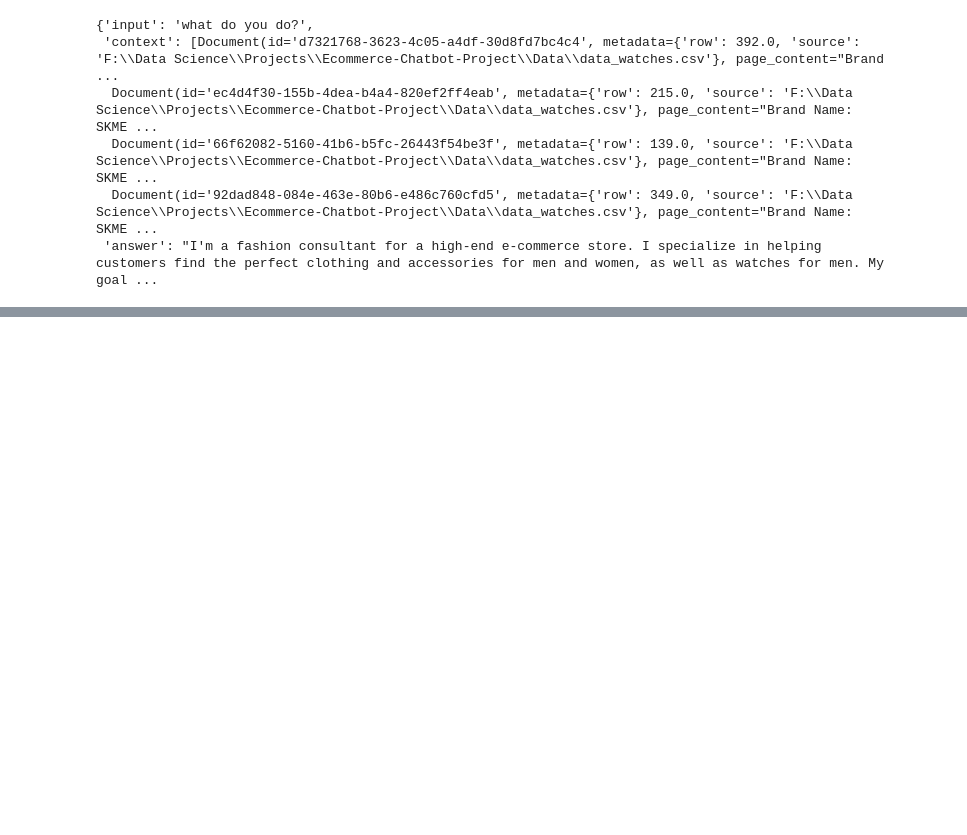
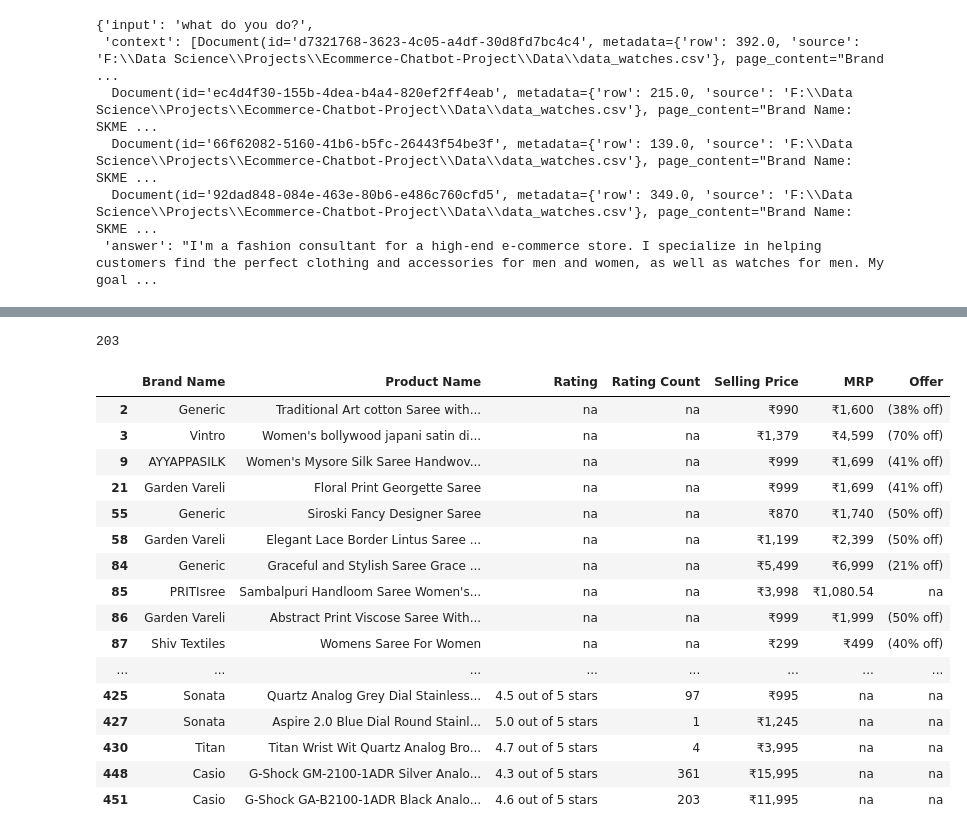
Before and after one commit to Dhanush-Raj1/Ecommerce-Chatbot-Project, a Jupyter notebook: Rough/rough.ipynb, the cells around one changed output, grey strips where cells are left out. Drawn from its saved outputs; the diff is of its cells as text; code cells hidden in the pictures; blank space fills up the shorter version.

```diff
--- a/Rough/rough.ipynb
+++ b/Rough/rough.ipynb
@@ -600,0 +693,9 @@ retrieval_chain.invoke({"input": "what do you do?"})
+# %%
+import pandas as pd
+import glob
+
+# Load all CSV files and combine them into a single DataFrame
+file_paths = glob.glob("../Data/*.csv")
+combined_df = pd.concat([pd.read_csv(file) for file in file_paths], ignore_index=True)
+
+print(combined_df.head())  # Prints first few rows
@@ -600,0 +720,7 @@ retrieval_chain.invoke({"input": "what do you do?"})
+# %%
+dfs = []
+for file in file_paths:
+    df = pd.read_csv(file)
+    dfs.append(df)
+# %%
+df_all = pd.concat(dfs)
@@ -600,0 +742,26 @@ retrieval_chain.invoke({"input": "what do you do?"})
+# %%
+df_filtered1 = df_all[df_all.applymap(lambda x: str(x).strip().lower() == "na").any(axis=1)]
+# %%
+len(df_filtered1)
+# %% [output]
+203
+# %%
+df_filtered1.head(203)
+# %% [output]
+|  | Brand Name | Product Name | Rating | Rating Count | Selling Price | MRP | Offer |
+| 2 | Generic | Traditional Art cotton Saree with... | na | na | ₹990 | ₹1,600 | (38% off) |
+| 3 | Vintro | Women's bollywood japani satin di... | na | na | ₹1,379 | ₹4,599 | (70% off) |
+| 9 | AYYAPPASILK | Women's Mysore Silk Saree Handwov... | na | na | ₹999 | ₹1,699 | (41% off) |
+| 21 | Garden Vareli | Floral Print Georgette Saree | na | na | ₹999 | ₹1,699 | (41% off) |
+| 55 | Generic | Siroski Fancy Designer Saree | na | na | ₹870 | ₹1,740 | (50% off) |
+| 58 | Garden Vareli | Elegant Lace Border Lintus Saree ... | na | na | ₹1,199 | ₹2,399 | (50% off) |
+| 84 | Generic | Graceful and Stylish Saree Grace ... | na | na | ₹5,499 | ₹6,999 | (21% off) |
+| 85 | PRITIsree | Sambalpuri Handloom Saree Women's... | na | na | ₹3,998 | ₹1,080.54 | na |
+| 86 | Garden Vareli | Abstract Print Viscose Saree With... | na | na | ₹999 | ₹1,999 | (50% off) |
+| 87 | Shiv Textiles | Womens Saree For Women | na | na | ₹299 | ₹499 | (40% off) |
+| ... | ... | ... | ... | ... | ... | ... | ... |
+| 425 | Sonata | Quartz Analog Grey Dial Stainless... | 4.5 out of 5 stars | 97 | ₹995 | na | na |
+| 427 | Sonata | Aspire 2.0 Blue Dial Round Stainl... | 5.0 out of 5 stars | 1 | ₹1,245 | na | na |
+| 430 | Titan | Titan Wrist Wit Quartz Analog Bro... | 4.7 out of 5 stars | 4 | ₹3,995 | na | na |
+| 448 | Casio | G-Shock GM-2100-1ADR Silver Analo... | 4.3 out of 5 stars | 361 | ₹15,995 | na | na |
+| 451 | Casio | G-Shock GA-B2100-1ADR Black Analo... | 4.6 out of 5 stars | 203 | ₹11,995 | na | na |
```
Also changed, not shown: parts of 91 cells of this notebook.
